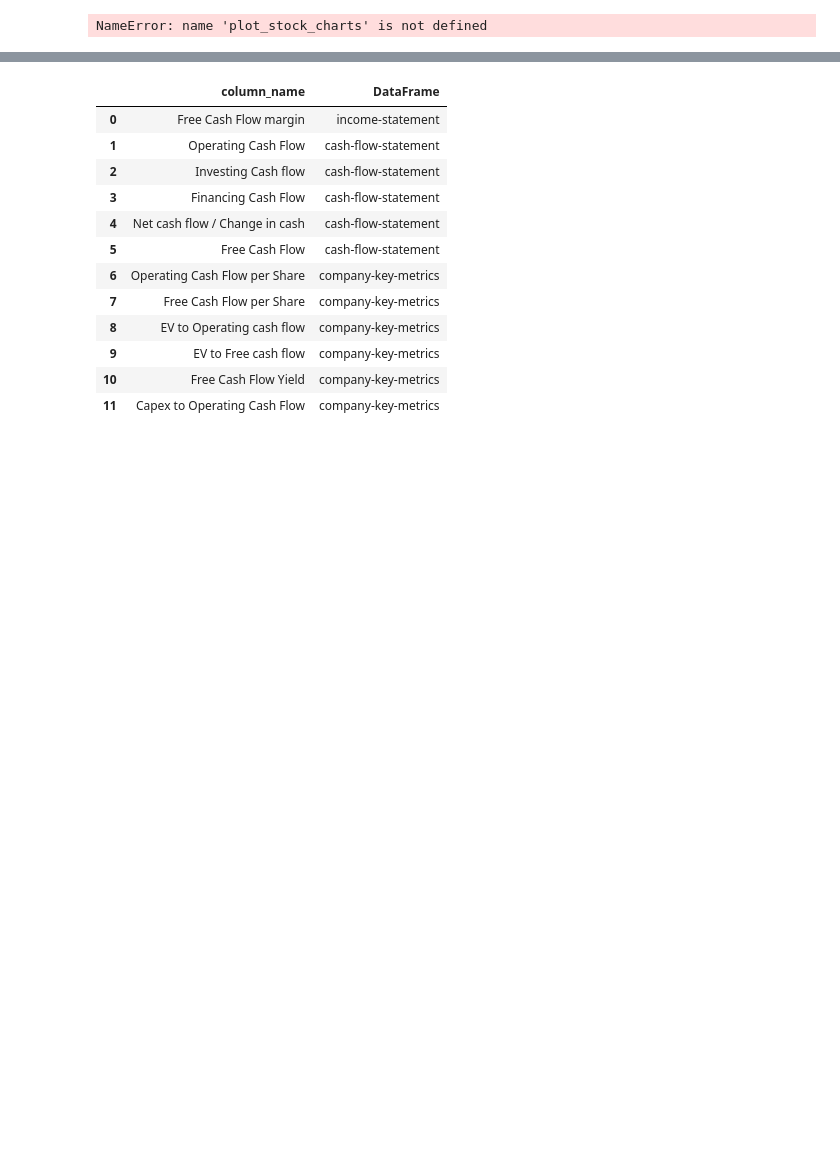
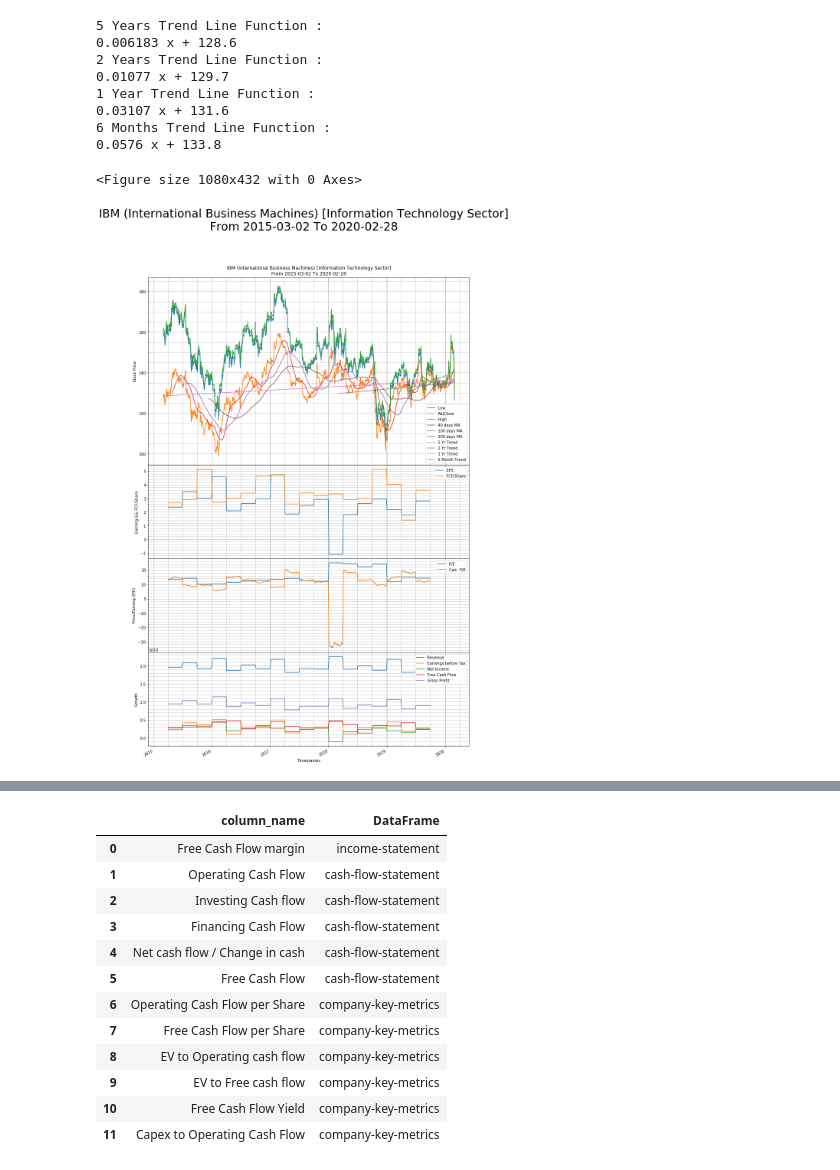
Before and after one commit to sabawi/getstockdata, a Jupyter notebook: test_data.ipynb, the cells around one changed output, grey strips where cells are left out. Drawn from its saved outputs; the diff is of its cells as text; code cells hidden in the pictures; blank space fills up the shorter version.

Commit message:
added functions

```diff
--- a/test_data.ipynb
+++ b/test_data.ipynb
@@ -284,8 +307,17 @@ main_df.plot(y=['Revenue','Earnings before Tax','Net Income','Free Cash Flow','G
 # %%
 # Plot price chart with trend lines, EPS, and PE ratios
-plot_stock_charts()
+sd.plot_basic_charts()
 # %% [output]
-NameError: name 'plot_stock_charts' is not defined
+5 Years Trend Line Function :
+0.006183 x + 128.6
+2 Years Trend Line Function :
+0.01077 x + 129.7
+1 Year Trend Line Function :
+0.03107 x + 131.6
+6 Months Trend Line Function :
+0.0576 x + 133.8
+<Figure size 1080x432 with 0 Axes>
+[figure, added]
 # %%
 
 main_df['Net Income'].plot().grid()
```
Also changed, not shown: parts of 15 cells of this notebook, 1 other file.
